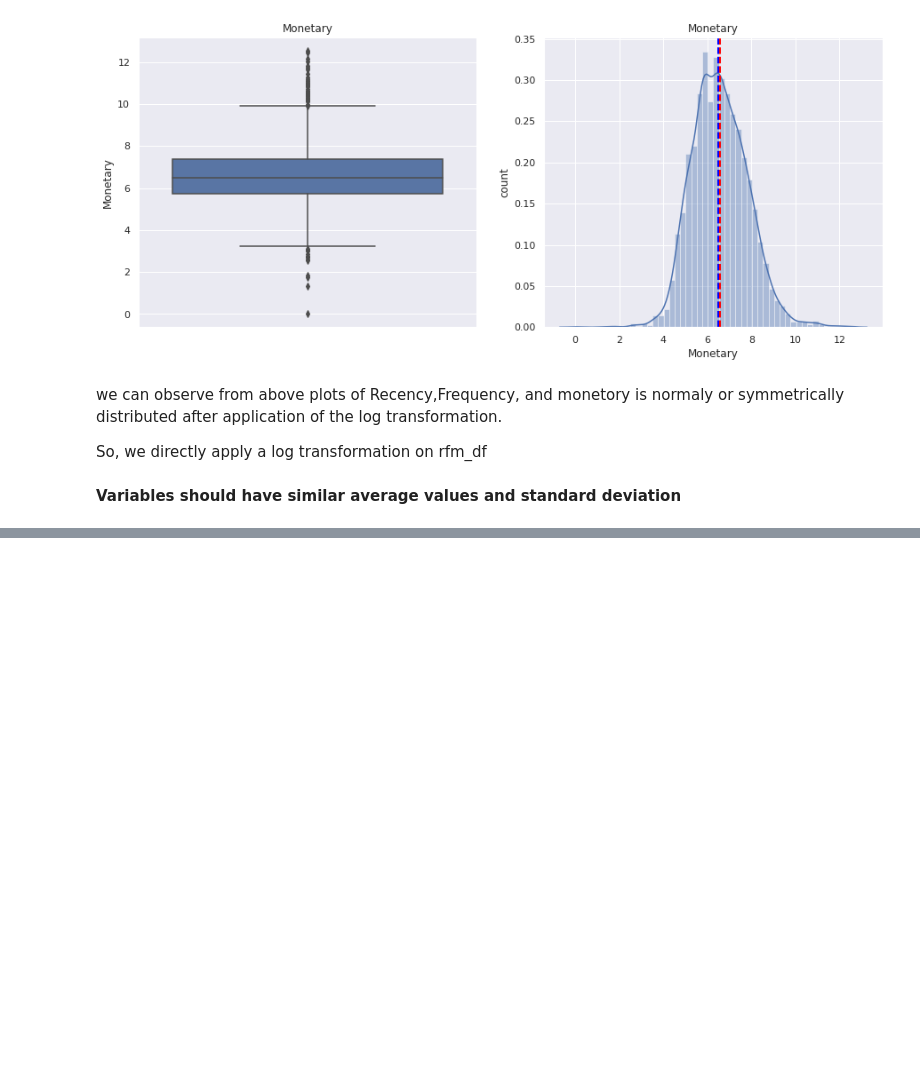
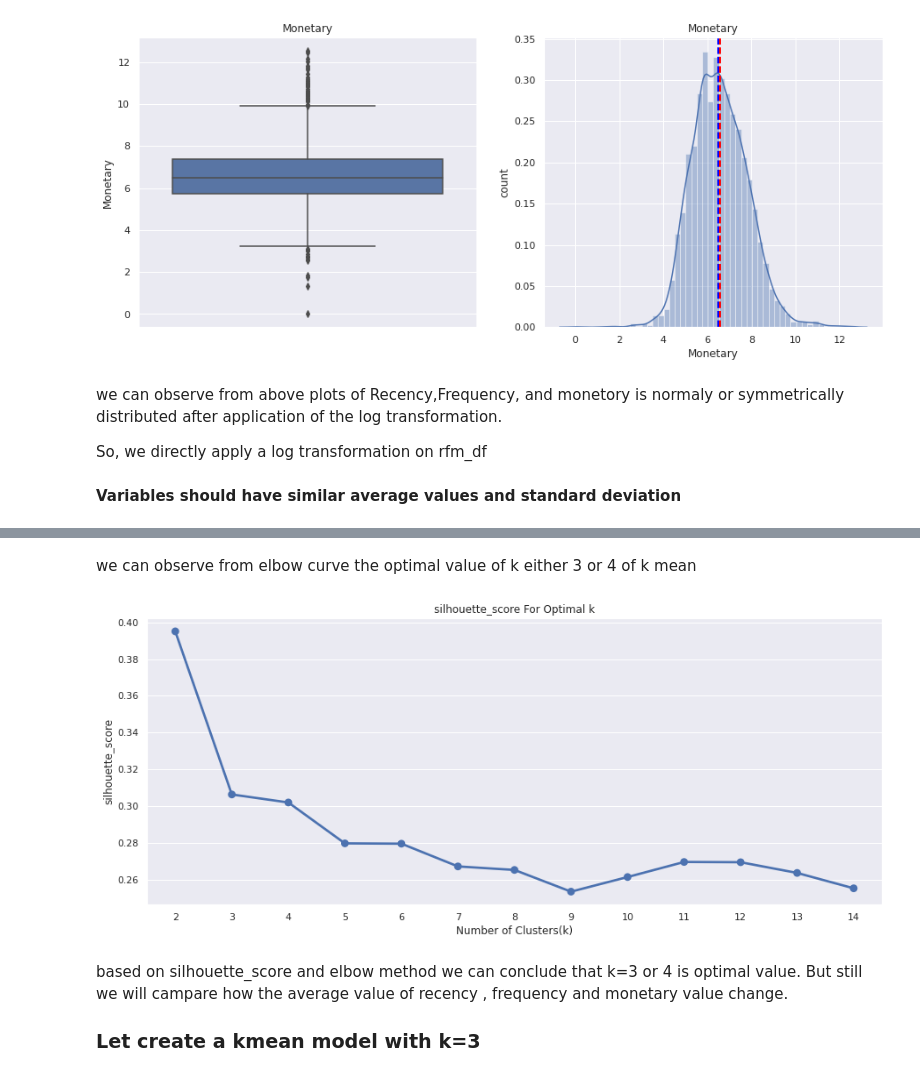
Before and after one commit to pavi-1994/retail_customer_segmentation_capstone_project, a Jupyter notebook: retail_customer_segmentation_capstone_project.ipynb, the cells around one changed output, grey strips where cells are left out. Cells and saved outputs as stored; diff of their text form; code cells hidden in the pictures; blank space fills up the shorter version.

```diff
--- a/retail_customer_segmentation_capstone_project.ipynb
+++ b/retail_customer_segmentation_capstone_project.ipynb
@@ -1325,0 +1380,17 @@ X=X_processed
+# %% [markdown]
+we can observe from elbow curve the optimal value of k either 3 or 4 of k mean
+# %%
+#Plot the graph for the silhouette_score and Number of Clusters
+plt.figure(figsize=(15,6))
+#Plot the graph for the sum of square distance values and Number of Clusters
+sns.pointplot(x = list(sum_of_sq_dist.keys())[1:], y =km_scores[1:])
+plt.xlabel('Number of Clusters(k)')
+plt.ylabel('silhouette_score')
+plt.title('silhouette_score For Optimal k')
+plt.show()
+# %% [output]
+[figure, added]
+# %% [markdown]
+based on silhouette_score and elbow method we can conclude that k=3 or 4  is optimal value. But still we will  campare how the average value of recency , frequency and monetary value change.
+
+### Let create a kmean model with k=3
```
Also changed, not shown: parts of 30 cells of this notebook.
